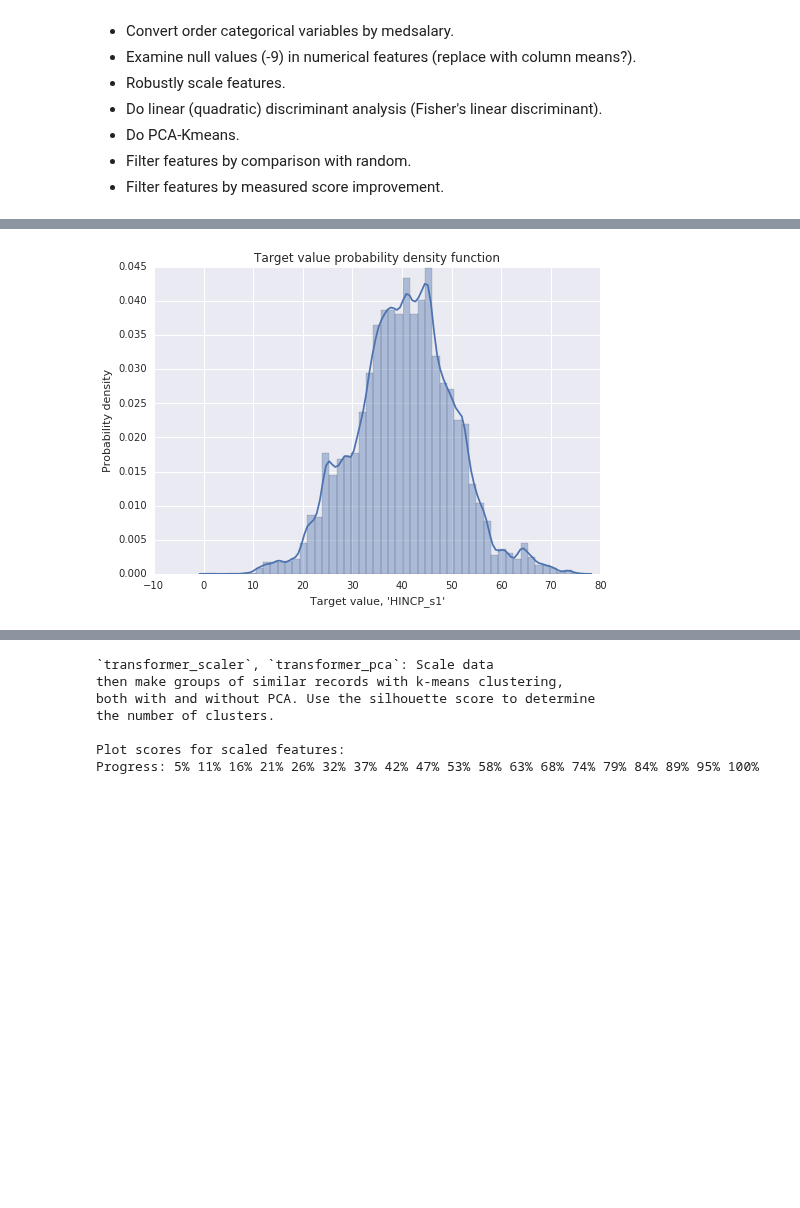
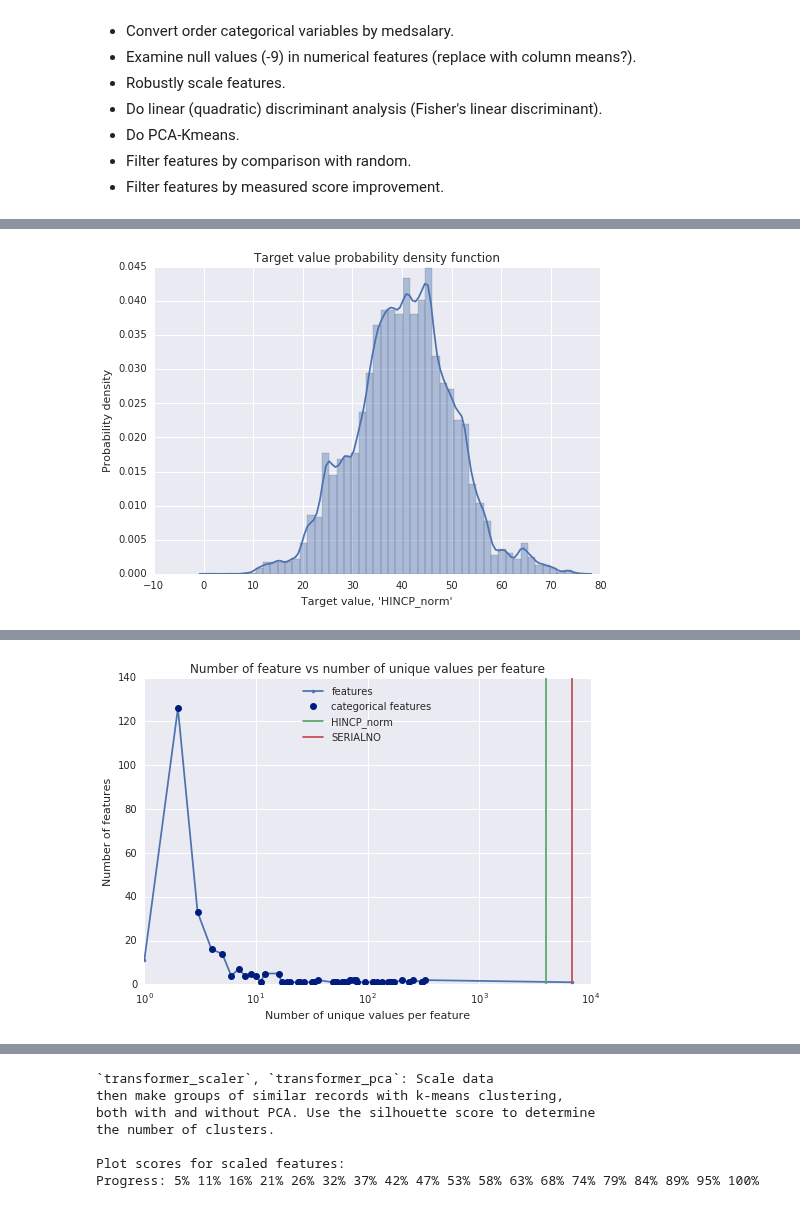
Before and after one commit to stharrold/stharrold.github.io, a Jupyter notebook: content/static/20160221-predict-household-income-from-census/20160221-predict-household-income-from-census.ipynb, the cells around one changed output, grey strips where cells are left out. Saved outputs shown, nothing was run; the diff lists cells and outputs as text; code cells hidden in the pictures; blank space fills up the shorter version.

Commit message:
20160221...ipynb: added MapUniqueToTargetMedian, ref #36

```diff
--- a/content/static/20160221-predict-household-income-from-census/20160221-predict-household-income-from-census.ipynb
+++ b/content/static/20160221-predict-household-income-from-census/20160221-predict-household-income-from-census.ipynb
@@ -684,7 +684,6 @@ step.s1.dfs = dsd.utils.Container()
         df_features=step.s0.dfs.df_features_model,
         ds_target=step.s0.dfs.ds_target_model,
         ds_weight=step.s0.dfs.ds_weight_model)
-step.s1.dfs.ds_target_model.name += '_s1'
 
 # Plot histogram of transformed unweighted target variable.
 print(
@@ -702,6 +701,82 @@ plt.ylabel('Probability density')
 plt.show()
 del target_model_vals
 
+print(r"""`step.s2`, `MapUniqueToTargetMedian`, `[df,ds]_[features,target,weight]_model`:
+* For each categorical feature, group records by unique values and map the group values
+    to the unweighted median target value for each group.
+* For new data, values that have not been seen before will be mapped to the target's
+    unweighted median.
+* For this application, features are considered "categorical" if they have
+    1 < num_unique_feature_values < min(num_unique_id_values, num_unique_target_values);
+    'SERIALNO' are the unique ID values for the households.
+* Motivation: This transformation includes an informative prior, i.e. the feature's group-wise
+    relationship to the target. Splits in the transformed feature now correspond to splits
+    in the target.
+""")
+
+# Determine which features are categorical and plot.
+# Features are considered "categorical" if
+# num_unique_feature_values < min(num_unique_id_values, num_unique_target_values)
+(df_ftrs, ds_trg) = (step.s1.dfs.df_features_model, step.s1.dfs.ds_target_model)
+(nuniq_uid, nuniq_trg) = (len(df_ftrs['SERIALNO'].unique()), len(ds_trg.unique()))
+nuniq_min = min(nuniq_uid, nuniq_trg)
+(ftr_nuniq, nuniq_nftrs, cat_ftrs) = (dict(), collections.defaultdict(int), list())
+for ftr in df_ftrs.columns:
+    ftr_nuniq[ftr] = len(df_ftrs[ftr].unique())
+for (ftr, nuniq) in ftr_nuniq.items():
+    nuniq_nftrs[nuniq] += 1
+    if 1 < nuniq < nuniq_min:
+        cat_ftrs.append(ftr)
+nuniq_nftrs = np.asarray(sorted(nuniq_nftrs.items()))
+tfmask = np.logical_and(1 < nuniq_nftrs[:, 0], nuniq_nftrs[:, 0] < nuniq_min)
+nuniq_nftrs_cat = nuniq_nftrs[tfmask]
+if not np.sum(nuniq_nftrs_cat[:, 1]) == len(cat_ftrs):
+    raise AssertionError(
+        ("Program error. The tallies of categorical features do not match.\n" +
+         "Required: np.sum(nuniq_nftrs_cat[:, 1]) == len(cat_ftrs)\n" +
+         "Given: {lhs} == {rhs}").format(
+            lhs=np.sum(nuniq_nftrs_cat[:, 1]), rhs=len(cat_ftrs)))
+print(
+    ("Features are considered 'categorical' if num_unique_feature_values\n" +
+     "    < min(num_unique_id_values ({uid}), num_unique_target_values ({trg}))\n" +
+     "    = min({nuid}, {ntrg}) = {nmin}\n" +
+     "Percent of features that are categorical: {frac:.1%}").format(
+        uid='SERIALNO', trg=step.s0.dfs.ds_target_model.name,
+        nuid=nuniq_uid, ntrg=nuniq_trg, nmin=nuniq_min,
+        frac=len(cat_ftrs)/len(df_ftrs.columns)))
+plt.semilogx(
+    nuniq_nftrs[:, 0], nuniq_nftrs[:, 1], marker='.', linestyle='-',
+    color=sns.color_palette()[0], label='features')
+plt.semilogx(
+    nuniq_nftrs_cat[:, 0], nuniq_nftrs_cat[:, 1], marker='o', linestyle='',
+    color=sns.color_palette('dark')[0], label='categorical features')
+plt.axvline(
+    x=len(step.s1.dfs.ds_target_model.unique()),
+    color=sns.color_palette()[1], label=step.s1.dfs.ds_target_model.name)
+plt.axvline(
+    x=len(step.s1.dfs.df_features_model['SERIALNO'].unique()),
+    color=sns.color_palette()[2], label='SERIALNO')
+plt.title("Number of feature vs number of unique values per feature")
+plt.xlabel("Number of unique values per feature")
+plt.ylabel("Number of features")
+plt.legend(loc='upper center')
+plt.show()
+
+# Transform feature values by mapping categorical
+# features to unweighted target medians by group.
+step.s2 = dsd.utils.Container()
+step.s2.mapping = dsd.ml.MapUniqueToTargetMedian(cat_features=cat_ftrs)
+step.s2.mapping.fit(
+    df_features=step.s1.dfs.df_features_model,
+    ds_target=step.s1.dfs.ds_target_model,
+    ds_weight=step.s1.dfs.ds_weight_model)
+step.s2.dfs = dsd.utils.Container()
+(step.s2.dfs.df_features_model, step.s2.dfs.ds_target_model, step.s2.dfs.ds_weight_model) =\
+    step.s2.mapping.transform(
+        df_features=step.s1.dfs.df_features_model,
+        ds_target=step.s1.dfs.ds_target_model,
+        ds_weight=step.s1.dfs.ds_weight_model)
+
 time_stop = time.perf_counter()
 print("Time elapsed (sec) = {diff:.1f}".format(diff=time_stop-time_start))
 # %% [output]
@@ -719,4 +796,4 @@ mean-squared-error loss function.
 
 Records were kept if target (HINCP) > 0.
 Percent of records kept: 92.2%
-[figure, old version]
+[figure, new version]
@@ -723,0 +816 @@ Time elapsed (sec) = 2.0
+[figure, added]
```
Also changed, not shown: parts of 11 cells of this notebook.
